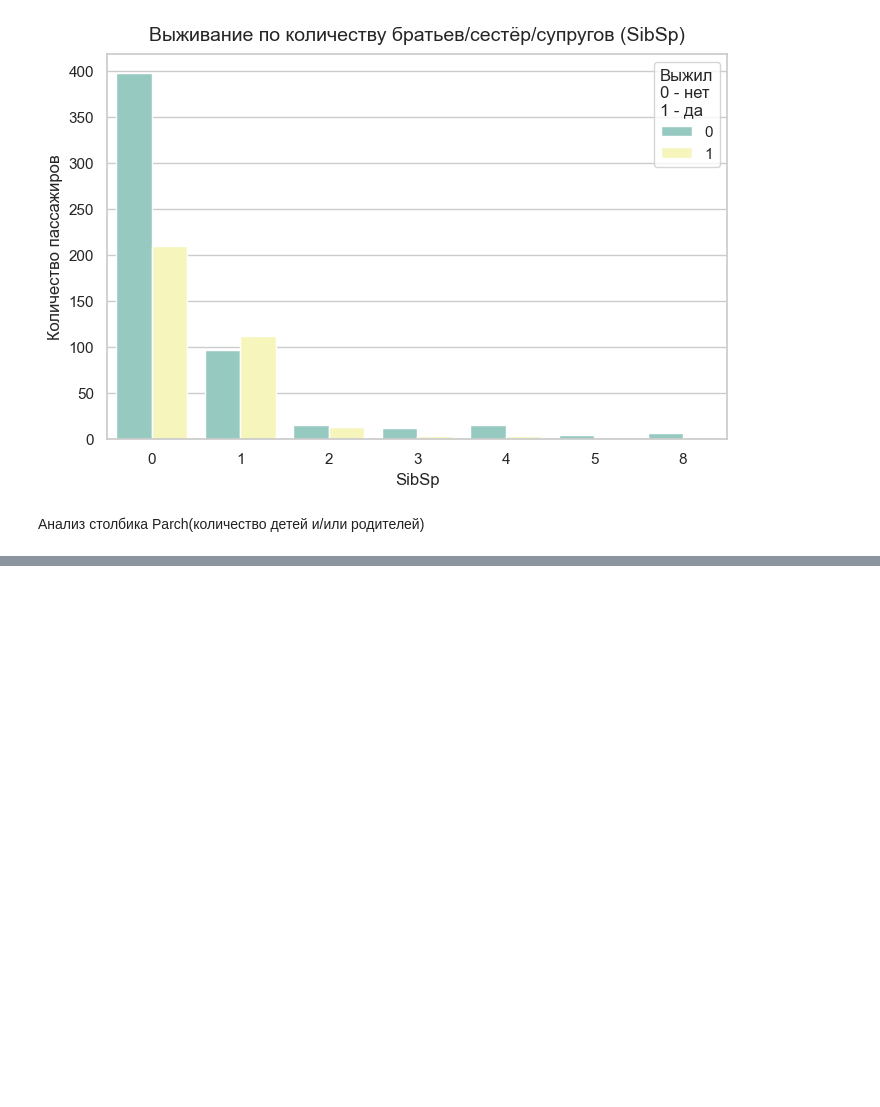
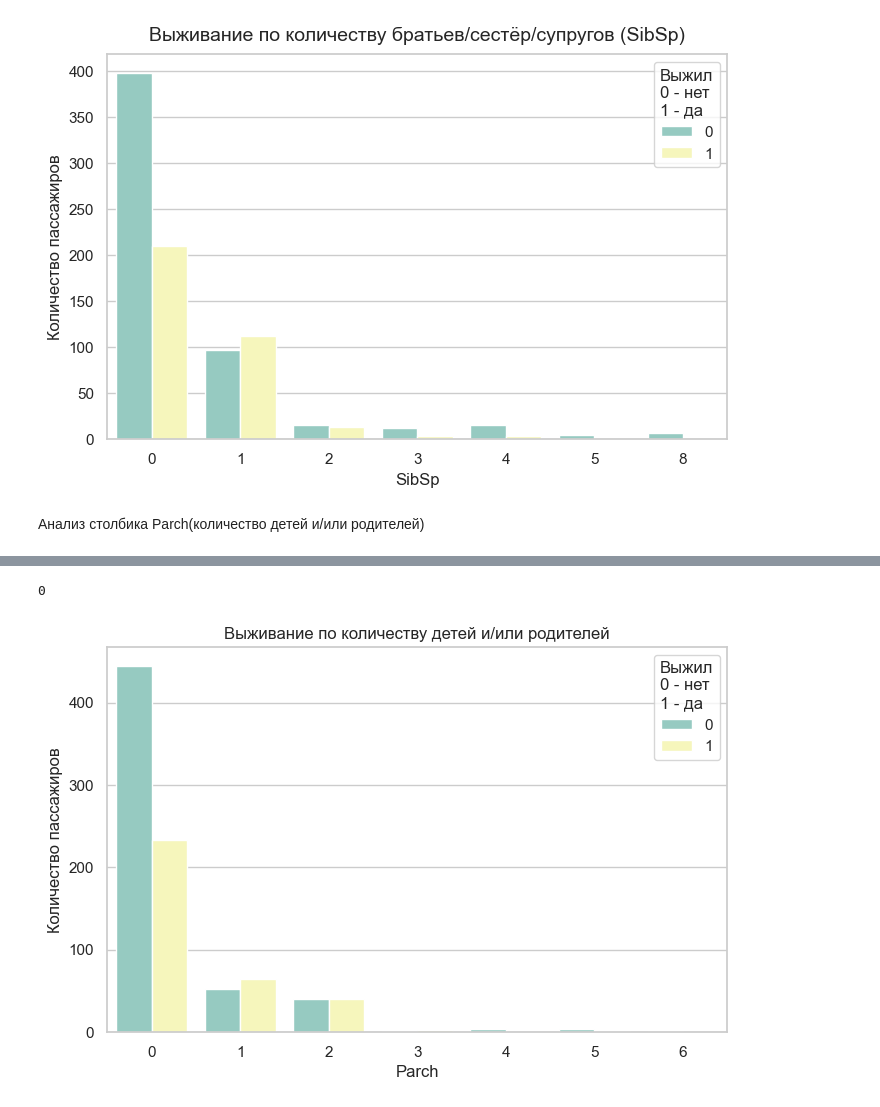
Before and after one commit to nafaniaa/titanic_project, a Jupyter notebook: notebooks/main.ipynb, the cells around one changed output, grey strips where cells are left out. Cells and saved outputs as stored; diff of their text form; code cells hidden in the pictures; blank space fills up the shorter version.

```diff
--- a/notebooks/main.ipynb
+++ b/notebooks/main.ipynb
@@ -230,0 +287,14 @@ Name: count, dtype: int64
+# %%
+print(train_df['Parch'].isna().sum())
+# %% [output]
+0
+# %%
+plt.figure(figsize=(8,5))
+sns.countplot(x = 'Parch', hue='Survived', data = train_df, palette='Set3')
+plt.title('Выживание по количеству детей и/или родителей')
+plt.xlabel('Parch')
+plt.ylabel('Количество пассажиров')
+plt.legend(title='Выжил\n0 - нет\n1 - да', loc='upper right')
+plt.show()
+# %% [output]
+[figure, added]
```
Also changed, not shown: parts of 31 cells of this notebook.
